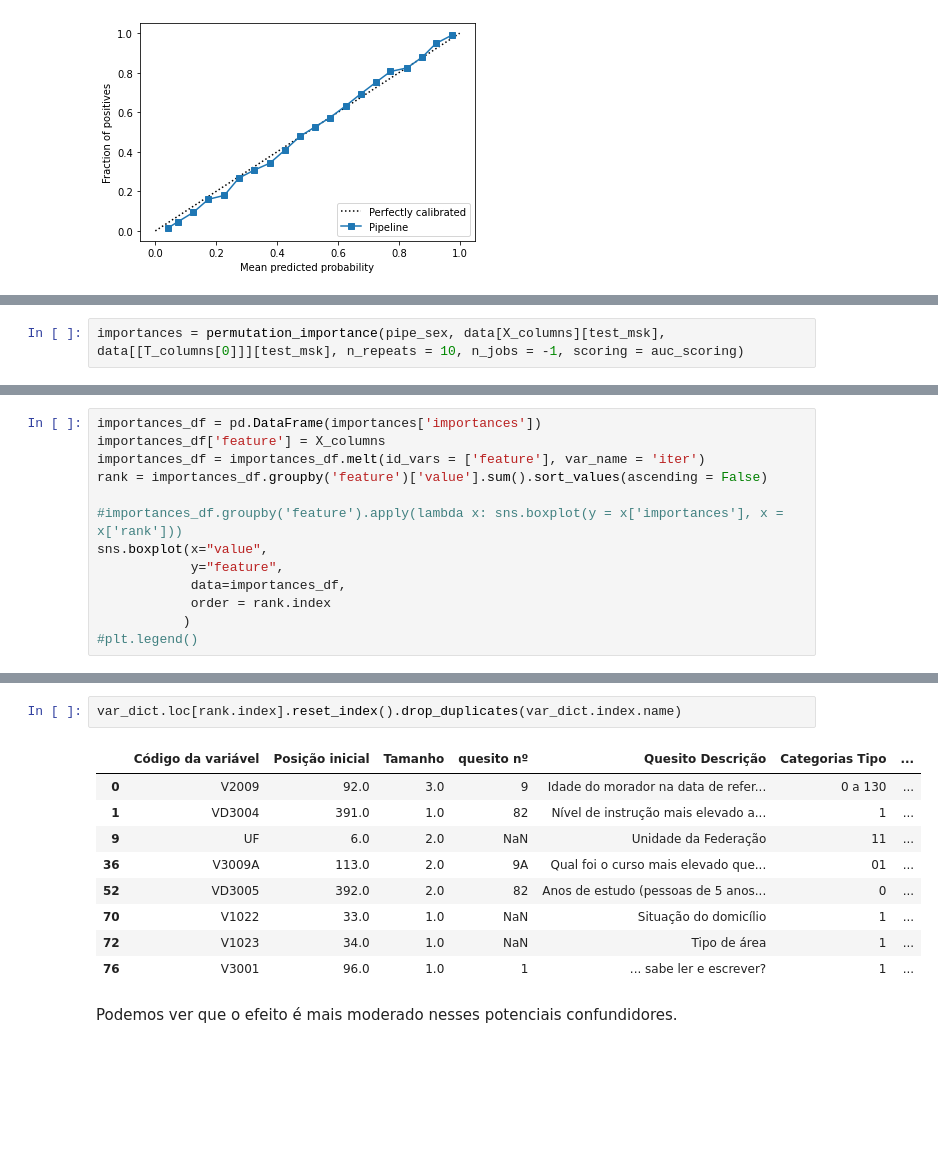
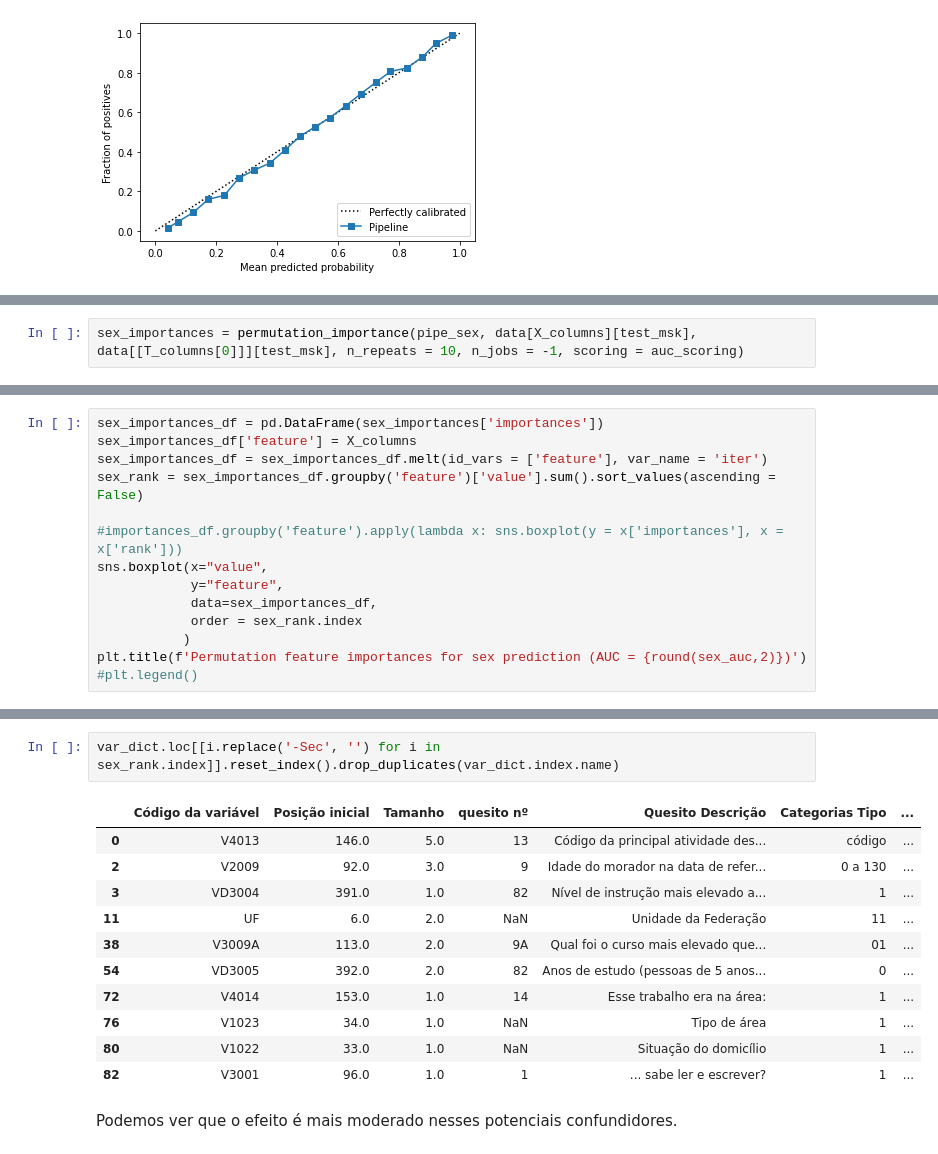
Before and after one commit to AlanGanem/MO444, a Jupyter notebook: trabalho_final/notebooks/Análise contrafactual dados IBGE.ipynb, the cells around one changed output, grey strips where cells are left out. Drawn from its saved outputs; the diff is of its cells as text; blank space fills up the shorter version.

```diff
--- a/trabalho_final/notebooks/Análise contrafactual dados IBGE.ipynb
+++ b/trabalho_final/notebooks/Análise contrafactual dados IBGE.ipynb
@@ -502,4 +527,4 @@ display = CalibrationDisplay.from_estimator(
 # %%
-importances = permutation_importance(pipe_sex, data[X_columns][test_msk], data[[T_columns[0]]][test_msk], n_repeats = 10, n_jobs = -1, scoring = auc_scoring)
+sex_importances = permutation_importance(pipe_sex, data[X_columns][test_msk], data[[T_columns[0]]][test_msk], n_repeats = 10, n_jobs = -1, scoring = auc_scoring)
 # %% [output]
 [Parallel(n_jobs=8)]: Using backend ThreadingBackend with 8 concurrent workers.
@@ -515,14 +533,15 @@ auc_scoring(pipe_sex, data[X_columns][test_msk], data[[T_columns[0]]][test_msk])
 # %%
-importances_df = pd.DataFrame(importances['importances'])
-importances_df['feature'] = X_columns
-importances_df = importances_df.melt(id_vars = ['feature'], var_name = 'iter')
-rank = importances_df.groupby('feature')['value'].sum().sort_values(ascending = False)
+sex_importances_df = pd.DataFrame(sex_importances['importances'])
+sex_importances_df['feature'] = X_columns
+sex_importances_df = sex_importances_df.melt(id_vars = ['feature'], var_name = 'iter')
+sex_rank = sex_importances_df.groupby('feature')['value'].sum().sort_values(ascending = False)
 
 #importances_df.groupby('feature').apply(lambda x: sns.boxplot(y = x['importances'], x = x['rank']))
 sns.boxplot(x="value",
             y="feature",
-            data=importances_df,
-            order = rank.index
+            data=sex_importances_df,
+            order = sex_rank.index
            )
+plt.title(f'Permutation feature importances for sex prediction (AUC = {round(sex_auc,2)})')
 #plt.legend()
 # %% [output]
@@ -531,15 +550,17 @@ sns.boxplot(x="value",
 # %%
-var_dict.loc[rank.index].reset_index().drop_duplicates(var_dict.index.name)
+var_dict.loc[[i.replace('-Sec', '') for i in sex_rank.index]].reset_index().drop_duplicates(var_dict.index.name)
 # %% [output]
 |  | Código da variável | Posição inicial | Tamanho | quesito nº | Quesito Descrição | Categorias Tipo | ... |
-| 0 | V2009 | 92.0 | 3.0 | 9 | Idade do morador na data de refer... | 0 a 130 | ... |
-| 1 | VD3004 | 391.0 | 1.0 | 82 | Nível de instrução mais elevado a... | 1 | ... |
-| 9 | UF | 6.0 | 2.0 | NaN | Unidade da Federação | 11 | ... |
-| 36 | V3009A | 113.0 | 2.0 | 9A | Qual foi o curso mais elevado que... | 01 | ... |
-| 52 | VD3005 | 392.0 | 2.0 | 82 | Anos de estudo (pessoas de 5 anos... | 0 | ... |
-| 70 | V1022 | 33.0 | 1.0 | NaN | Situação do domicílio | 1 | ... |
-| 72 | V1023 | 34.0 | 1.0 | NaN | Tipo de área | 1 | ... |
-| 76 | V3001 | 96.0 | 1.0 | 1 | ... sabe ler e escrever? | 1 | ... |
+| 0 | V4013 | 146.0 | 5.0 | 13 | Código da principal atividade des... | código | ... |
+| 2 | V2009 | 92.0 | 3.0 | 9 | Idade do morador na data de refer... | 0 a 130 | ... |
+| 3 | VD3004 | 391.0 | 1.0 | 82 | Nível de instrução mais elevado a... | 1 | ... |
+| 11 | UF | 6.0 | 2.0 | NaN | Unidade da Federação | 11 | ... |
+| 38 | V3009A | 113.0 | 2.0 | 9A | Qual foi o curso mais elevado que... | 01 | ... |
+| 54 | VD3005 | 392.0 | 2.0 | 82 | Anos de estudo (pessoas de 5 anos... | 0 | ... |
+| 72 | V4014 | 153.0 | 1.0 | 14 | Esse trabalho era na área: | 1 | ... |
+| 76 | V1023 | 34.0 | 1.0 | NaN | Tipo de área | 1 | ... |
+| 80 | V1022 | 33.0 | 1.0 | NaN | Situação do domicílio | 1 | ... |
+| 82 | V3001 | 96.0 | 1.0 | 1 | ... sabe ler e escrever? | 1 | ... |
 # %% [markdown]
 Podemos ver que o efeito é mais moderado nesses potenciais confundidores.
 # %% [markdown]
```
Also changed, not shown: parts of 21 cells of this notebook, 10 other files.
